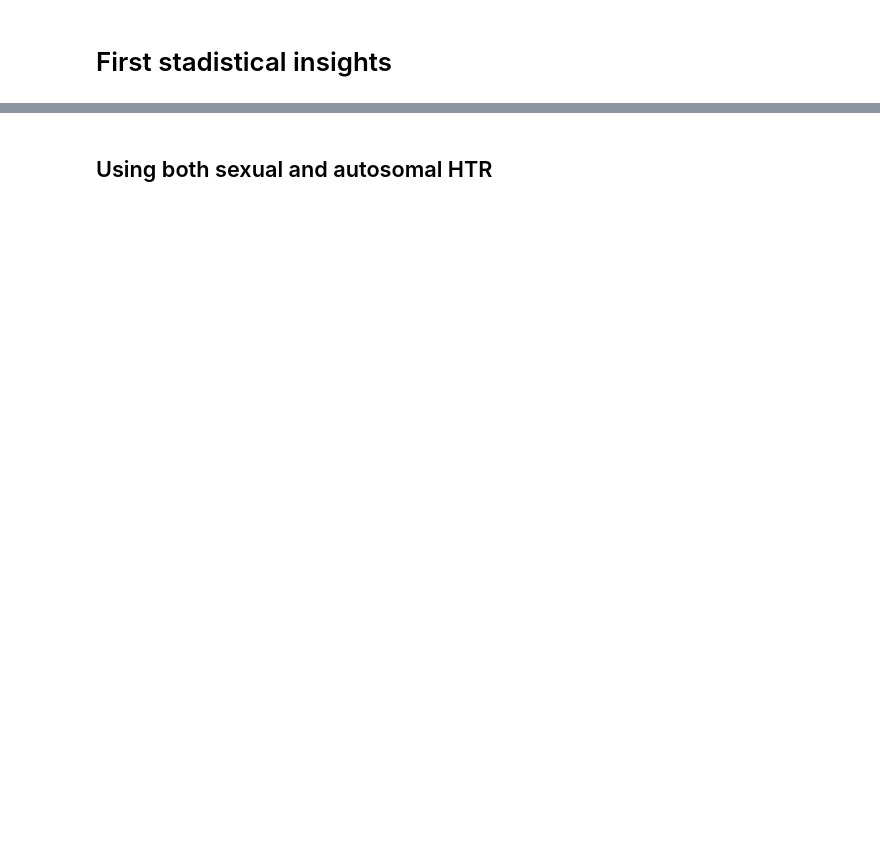
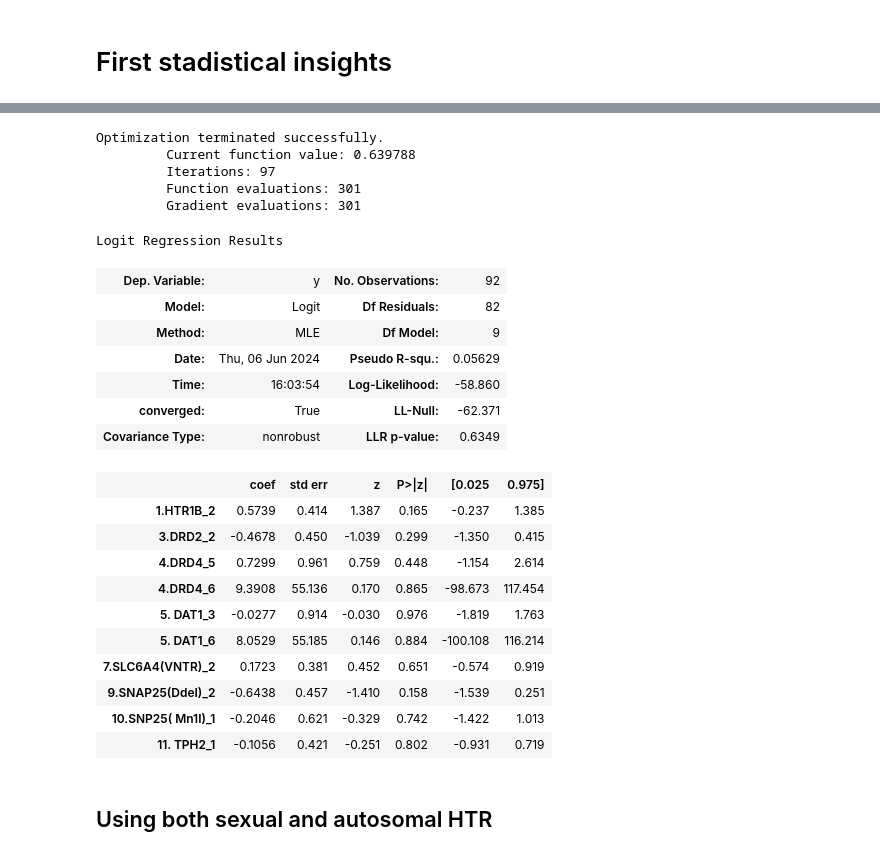
Before and after one commit to juanjo255/data_science, a Jupyter notebook: TDAH_project/TDAH.ipynb, the cells around one changed output, grey strips where cells are left out. Drawn from its saved outputs; the diff is of its cells as text; code cells hidden in the pictures; blank space fills up the shorter version.

```diff
--- a/TDAH_project/TDAH.ipynb
+++ b/TDAH_project/TDAH.ipynb
@@ -209,0 +180,11 @@ print(feature_coefficients)
+# %%
+feature_coefficients = pd.DataFrame({
+    'Feature': df_autosomal_transformed.iloc[:,2:].columns,
+    'Coefficient': model_autosomal.coef_[0]
+})
+
+fig = px.scatter(feature_coefficients, x=feature_coefficients["Feature"], y=feature_coefficients["Coefficient"])
+fig.update_traces(marker={'size': 10})
+# %%
+snp_significative = feature_coefficients[(feature_coefficients["Coefficient"]>0)]["Feature"].to_list()
+snp_significative
@@ -210,3 +206,37 @@ print(feature_coefficients)
+# %%
+import statsmodels.api as sm
+
+model_autosomal_sm=sm.Logit(df_autosomal_transformed["TDAH"].values[:], df_autosomal_transformed[snp_significative])
+# %%
+result = model_autosomal_sm.fit(method="cg", maxiter=100)
+# %% [output]
+Optimization terminated successfully.
+         Current function value: 0.639788
+         Iterations: 97
+         Function evaluations: 301
+         Gradient evaluations: 301
+# %%
+result.summary()
+# %% [output]
+Logit Regression Results
+| Dep. Variable: | y | No. Observations: | 92 |
+| Model: | Logit | Df Residuals: | 82 |
+| Method: | MLE | Df Model: | 9 |
+| Date: | Thu, 06 Jun 2024 | Pseudo R-squ.: | 0.05629 |
+| Time: | 16:03:54 | Log-Likelihood: | -58.860 |
+| converged: | True | LL-Null: | -62.371 |
+| Covariance Type: | nonrobust | LLR p-value: | 0.6349 |
+|  | coef | std err | z | P>|z| | [0.025 | 0.975] |
+| 1.HTR1B_2 | 0.5739 | 0.414 | 1.387 | 0.165 | -0.237 | 1.385 |
+| 3.DRD2_2 | -0.4678 | 0.450 | -1.039 | 0.299 | -1.350 | 0.415 |
+| 4.DRD4_5 | 0.7299 | 0.961 | 0.759 | 0.448 | -1.154 | 2.614 |
+| 4.DRD4_6 | 9.3908 | 55.136 | 0.170 | 0.865 | -98.673 | 117.454 |
+| 5. DAT1_3 | -0.0277 | 0.914 | -0.030 | 0.976 | -1.819 | 1.763 |
+| 5. DAT1_6 | 8.0529 | 55.185 | 0.146 | 0.884 | -100.108 | 116.214 |
+| 7.SLC6A4(VNTR)_2 | 0.1723 | 0.381 | 0.452 | 0.651 | -0.574 | 0.919 |
+| 9.SNAP25(DdeI)_2 | -0.6438 | 0.457 | -1.410 | 0.158 | -1.539 | 0.251 |
+| 10.SNP25( Mn1I)_1 | -0.2046 | 0.621 | -0.329 | 0.742 | -1.422 | 1.013 |
+| 11. TPH2_1 | -0.1056 | 0.421 | -0.251 | 0.802 | -0.931 | 0.719 |
 # %% [markdown]
 ## Using both sexual and autosomal HTR
 # %%
```
Also changed, not shown: parts of 81 cells of this notebook, 1 other file.
